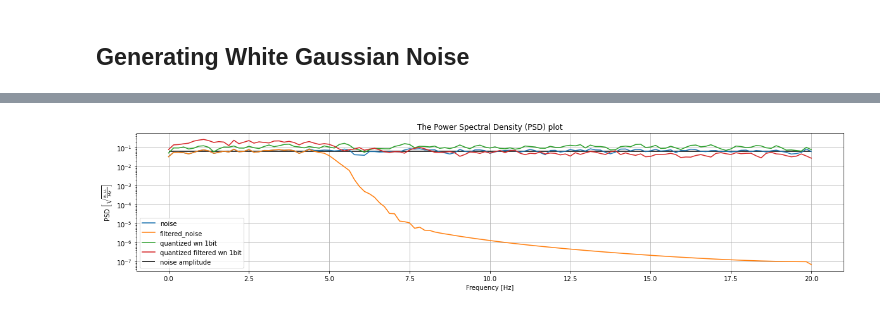
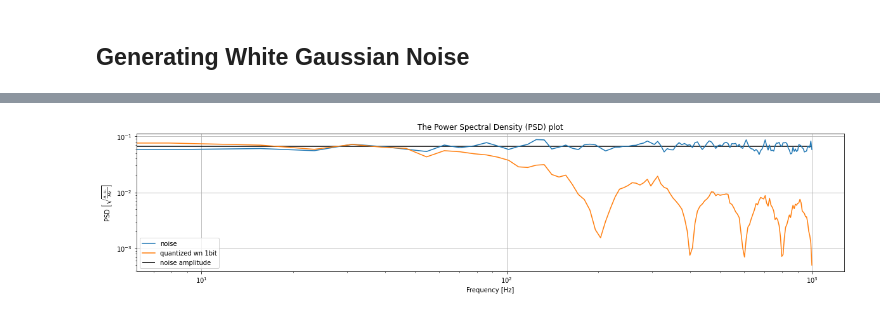
Before and after one commit to RoyElkabetz/NMR-gyroscope, a Jupyter notebook: Quantization_noise_simulation.ipynb, the cells around one changed output, grey strips where cells are left out. Cells and saved outputs as stored; diff of their text form; code cells hidden in the pictures.

```diff
--- a/Quantization_noise_simulation.ipynb
+++ b/Quantization_noise_simulation.ipynb
@@ -49,9 +49,9 @@ def psd_compare(signals_list, sampling_frequency_hz, noise_amplitude=None, names
     ax.set_title('The Power Spectral Density (PSD) plot')
     for i in range(len(psd)):
         if names is not None and len(names) == len(psd):
-            ax.semilogy(frequencies[i], psd[i], label=names[i])
+            ax.loglog(frequencies[i], psd[i], label=names[i])
         else:
-            ax.semilogy(frequencies[i], psd[i], label=str(i))
+            ax.loglog(frequencies[i], psd[i], label=str(i))
     if noise_amplitude is not None:
         ax.hlines(noise_amplitude, frequencies[i].min(), frequencies[i].max(), label='noise amplitude')
     ax.set_ylabel(r'PSD $\left[\sqrt{\frac{a.u.}{Hz}}\right]$')
@@ -63,8 +63,8 @@ def psd_compare(signals_list, sampling_frequency_hz, noise_amplitude=None, names
 # %%
 # Noise parameters
 frequency = 2                           # sine wave frequency [Hz]
-sampling_frequency = 20 * frequency     # sampling frequency [Hz]
-t_f = 30                                # final time of time vector [s]
+sampling_frequency = 1000 * frequency     # sampling frequency [Hz]
+t_f = 1                                # final time of time vector [s]
 dt = 1 / sampling_frequency             # time step for simulation [s]
 N = np.int(t_f // dt)                   # sampling points in time vector
 t = np.linspace(0, t_f, N)              # time vector  [s]
@@ -73,7 +73,7 @@ noise_power = np.power(noise_amplitude, 2) * sampling_frequency / 2 # noise powe
 
 
 # Filter parameters
-cutoff = 5                             # noise cutoff frequency [Hz]
+cutoff = sampling_frequency / 4                             # noise cutoff frequency [Hz]
 order = 10                             # order of the low pass filter
 
 # The noise
@@ -98,0 +120,10 @@ quantized_filtered_wn_1bit[filtered_noise > quant_level] = 1
+# %%
+quant_level = 0
+quantized_wn_1bit = np.zeros_like(noise) - np.sqrt(noise_power)
+quantized_wn_1bit[noise > quant_level] = np.sqrt(noise_power)
+
+quantized_filtered_wn_1bit = np.zeros_like(filtered_noise) - np.sqrt(noise_power)
+quantized_filtered_wn_1bit[filtered_noise > quant_level] = np.sqrt(noise_power)
+
+quantized_wn_1bit = smooth(quantized_wn_1bit)
+quantized_filtered_wn_1bit = smooth(quantized_filtered_wn_1bit)
@@ -99,8 +137,9 @@ quantized_filtered_wn_1bit[filtered_noise > quant_level] = 1
 # %%
-noise_list = [noise, filtered_noise, quantized_wn_1bit, quantized_filtered_wn_1bit]
-names = ['noise', 'filtered_noise', 'quantized wn 1bit', 'quantized filtered wn 1bit',]
+noise_list = [noise, quantized_wn_1bit]
+names = ['noise', 'quantized wn 1bit']
+
 
 # plot PSD of all signals
 psd_compare(noise_list, sampling_frequency, noise_amplitude=noise_amplitude, names=names)
 # %% [output]
-[figure, old version]
+[figure, new version]
```
Also changed, not shown: parts of 7 cells of this notebook.
